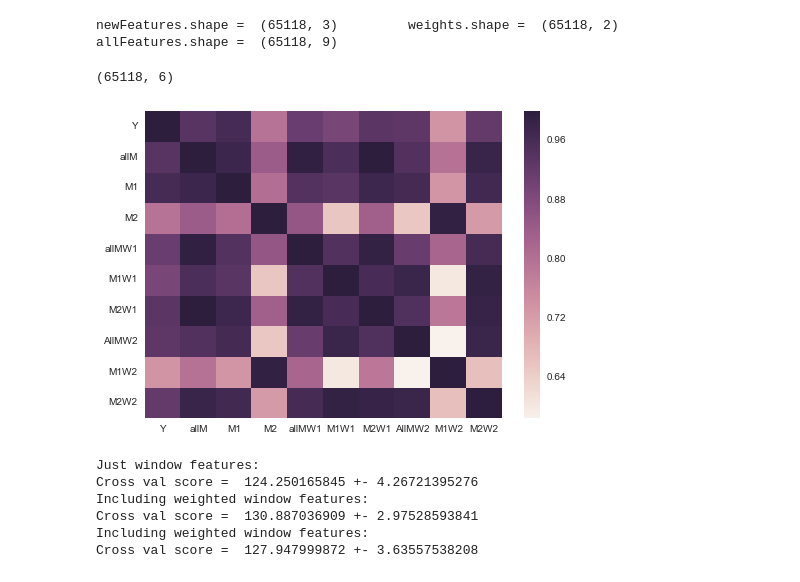
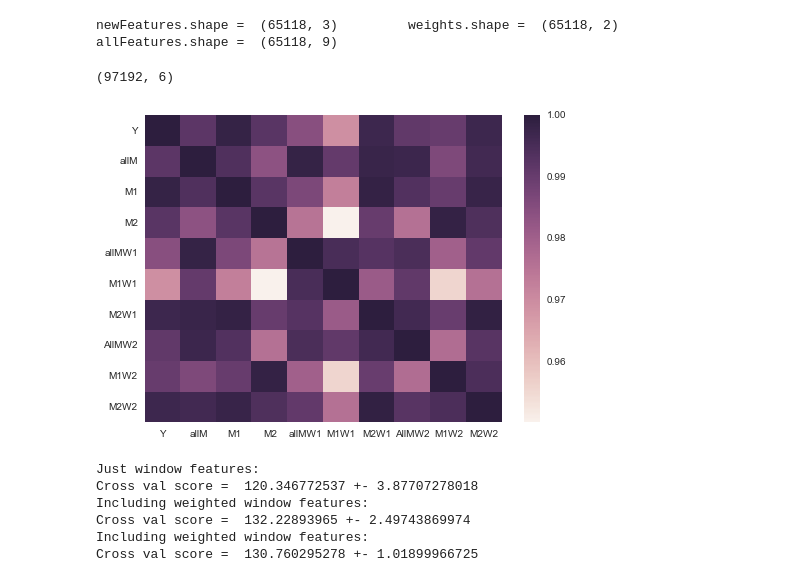
Before and after one commit to MatthewMcGonagle/KaggleWikiTraffic, a Jupyter notebook: WeightedWindows.ipynb, the cells around one changed output. Cells and saved outputs as stored; diff of their text form; code cells hidden in the pictures.

```diff
--- a/WeightedWindows.ipynb
+++ b/WeightedWindows.ipynb
@@ -91,12 +91,12 @@ def window_features(X, nWindows = 2, windowSize = 64):
 
     return features
 
-def window_weights(all_mean, window_means, k = 1, epsilon = 1e-6):
+def window_weights(all_mean, window_means, k = 0.4, epsilon = 1e-6):
     weights = window_means / (epsilon + all_mean)
     weights = np.exp(-k * weights)
     return weights
 
-def all_features(X, nWindows = 2, windowSize = 64, k = 1, epsilon = 1e-4):
+def all_features(X, nWindows = 2, windowSize = 240, k = 0.4, epsilon = 1e-4):
     nSamples, nTimes = X.shape
     windFeatures = window_features(X, nWindows, windowSize)
     weights = window_weights(windFeatures[:,0].reshape(-1,1), windFeatures[:, 1:1+nWindows], k, epsilon)
@@ -115,19 +115,21 @@ print('newFeatures.shape = ', newFeatures.shape, '\tweights.shape = ', weights.s
 newFeatures.shape =  (65118, 3)         weights.shape =  (65118, 2)     allFeatures.shape =  (65118, 9)
 # %%
 # Let's look at linear correlations.
-nSamples, nTimes = X_train.shape
-Y_mean = Y_train.mean(axis = 1, keepdims = True)
+nSamples, nTimes = X_trainvalid.shape
+Y_mean = Y_trainvalid.mean(axis = 1, keepdims = True)
+newFeatures = window_features(X_trainvalid)
+weights = window_weights(newFeatures[:, 0].reshape(-1,1), newFeatures[:, 1:3])
 weightFeatures = newFeatures[:, :, np.newaxis] * weights[:, np.newaxis, :]
 weightFeatures = weightFeatures.reshape((nSamples, -1))
 print(weightFeatures.shape)
 corr_vars = np.hstack((Y_mean, newFeatures, weightFeatures)).T
 corr_names = ['Y', 'allM', 'M1', 'M2', 'allMW1', 'M1W1', 'M2W1', 'AllMW2', 'M1W2', 'M2W2']
 corr_matrix = np.corrcoef(corr_vars)
 sns.heatmap(corr_matrix, xticklabels = corr_names, yticklabels = corr_names)
 plt.show()
 # %% [output]
-(65118, 6)
+(97192, 6)
-[figure, old version]
+[figure, new version]
 # %%
 # Now let's look at a simple linear models.
 
@@ -135,26 +137,26 @@ plt.show()
 
 model = Pipeline([ ('pre', FunctionTransformer(window_features)),
                    ('linear', LinearRegression()) ])
-scores = - cross_val_score(model, X_train, Y_train, scoring = smape_scorer)
+scores = - cross_val_score(model, X_trainvalid, Y_trainvalid, scoring = smape_scorer)
 print('Just window features:\nCross val score = ', scores.mean(), '+-', scores.std())
 
 # Now weighted features.
 
 model = Pipeline([ ('pre', FunctionTransformer(all_features)),
                    ('linear', LinearRegression()) ])
-scores = - cross_val_score(model, X_train, Y_train, scoring = smape_scorer)
+scores = - cross_val_score(model, X_trainvalid, Y_trainvalid, scoring = smape_scorer)
 print('Including weighted window features:\nCross val score = ', scores.mean(), '+-', scores.std())
 
 # Now just use high linear correlations.
 model = Pipeline([ ('pre', FunctionTransformer(all_features)),
-                   ('highcorr', FunctionTransformer(lambda X: X[:, [0,1,5,8]])),
+                   ('highcorr', FunctionTransformer(lambda X: X[:, [0,1,2,3,5,6,7,8]])),
                    ('linear', LinearRegression()) ])
-scores = - cross_val_score(model, X_train, Y_train, scoring = smape_scorer)
+scores = - cross_val_score(model, X_trainvalid, Y_trainvalid, scoring = smape_scorer)
 print('Including weighted window features:\nCross val score = ', scores.mean(), '+-', scores.std())
 # %% [output]
 Just window features:
-Cross val score =  124.250165845 +- 4.26721395276
+Cross val score =  120.346772537 +- 3.87707278018
 Including weighted window features:
-Cross val score =  130.887036909 +- 2.97528593841
+Cross val score =  132.22893965 +- 2.49743869974
 Including weighted window features:
-Cross val score =  127.947999872 +- 3.63557538208
+Cross val score =  130.760295278 +- 1.01899966725
```
Also changed, not shown: parts of 12 cells of this notebook.
